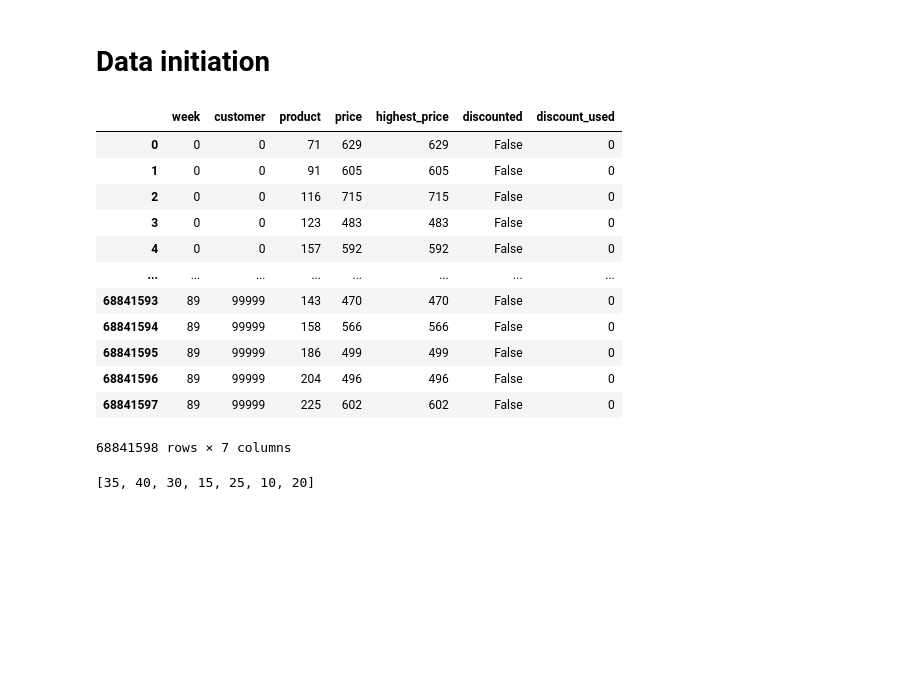
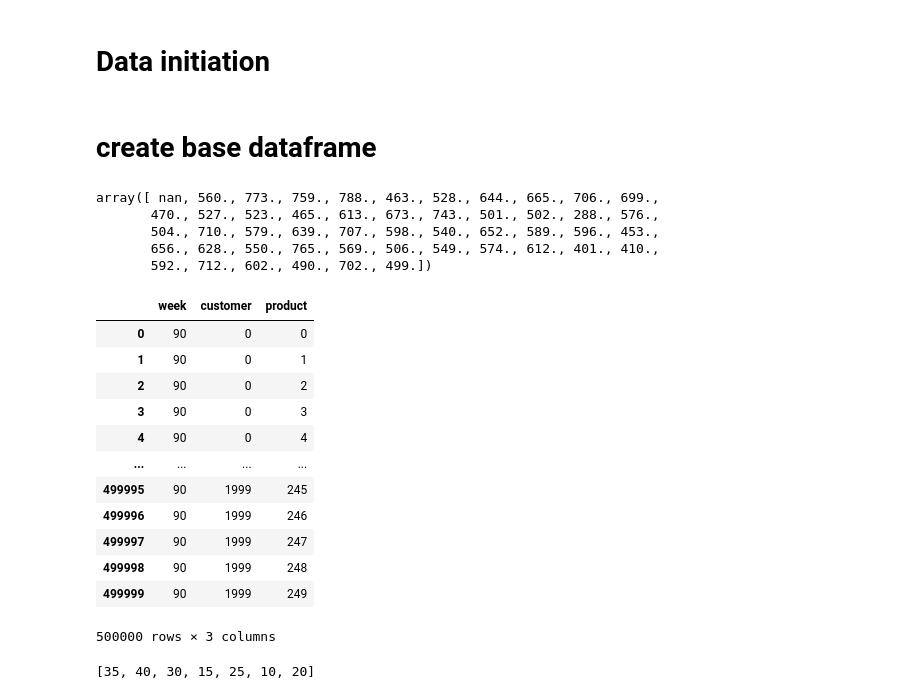
Before and after one commit to stijnbenja/BigData2, a Jupyter notebook: exploration.ipynb, the cells around one changed output. Cells and saved outputs as stored; diff of their text form; code cells hidden in the pictures; blank space fills up the shorter version.

Commit message:
base technique used

```diff
--- a/exploration.ipynb
+++ b/exploration.ipynb
@@ -14,19 +14,5 @@ prediction_index = pd.read_parquet(datasets_path('prediction_index'))
 baskets = baskets.astype({'week':'uint8', 'customer':'category','product':'category', 'price':'uint16'})   # 2.6 gb  -> 1.1 gb
 coupons = coupons.astype({'week':'uint8', 'customer':'category','product':'category', 'discount':'uint8'}) # 1.7 gb  -> 0.7 gb
 prediction_index = prediction_index.astype({'week':'uint8', 'customer':'category','product':'category'})  # 11.4 mb -> 2.4 mb
-# %%
-baskets
-# %% [output]
-|  | week | customer | product | price | highest_price | discounted | discount_used |
-| 0 | 0 | 0 | 71 | 629 | 629 | False | 0 |
-| 1 | 0 | 0 | 91 | 605 | 605 | False | 0 |
-| 2 | 0 | 0 | 116 | 715 | 715 | False | 0 |
-| 3 | 0 | 0 | 123 | 483 | 483 | False | 0 |
-| 4 | 0 | 0 | 157 | 592 | 592 | False | 0 |
-| ... | ... | ... | ... | ... | ... | ... | ... |
-| 68841593 | 89 | 99999 | 143 | 470 | 470 | False | 0 |
-| 68841594 | 89 | 99999 | 158 | 566 | 566 | False | 0 |
-| 68841595 | 89 | 99999 | 186 | 499 | 499 | False | 0 |
-| 68841596 | 89 | 99999 | 204 | 496 | 496 | False | 0 |
-| 68841597 | 89 | 99999 | 225 | 602 | 602 | False | 0 |
-68841598 rows × 7 columns
+# %% [markdown]
+# create base dataframe
@@ -32,0 +33,24 @@ baskets
+# %%
+df['price']
+# %% [output]
+array([ nan, 560., 773., 759., 788., 463., 528., 644., 665., 706., 699.,
+       470., 527., 523., 465., 613., 673., 743., 501., 502., 288., 576.,
+       504., 710., 579., 639., 707., 598., 540., 652., 589., 596., 453.,
+       656., 628., 550., 765., 569., 506., 549., 574., 612., 401., 410.,
+       592., 712., 602., 490., 702., 499.])
+# %%
+prediction_index
+# %% [output]
+|  | week | customer | product |
+| 0 | 90 | 0 | 0 |
+| 1 | 90 | 0 | 1 |
+| 2 | 90 | 0 | 2 |
+| 3 | 90 | 0 | 3 |
+| 4 | 90 | 0 | 4 |
+| ... | ... | ... | ... |
+| 499995 | 90 | 1999 | 245 |
+| 499996 | 90 | 1999 | 246 |
+| 499997 | 90 | 1999 | 247 |
+| 499998 | 90 | 1999 | 248 |
+| 499999 | 90 | 1999 | 249 |
+500000 rows × 3 columns
```
Also changed, not shown: parts of 2 cells of this notebook, 1 other file.
